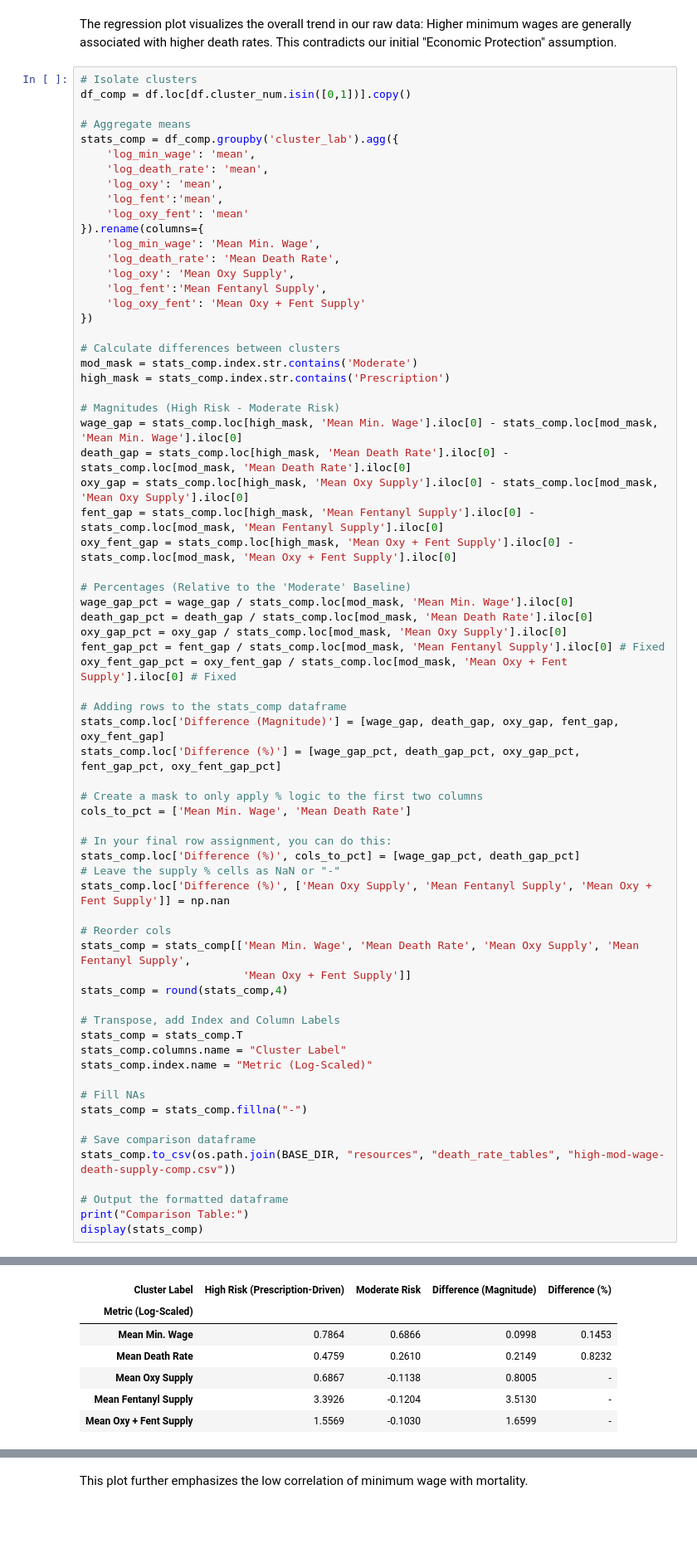
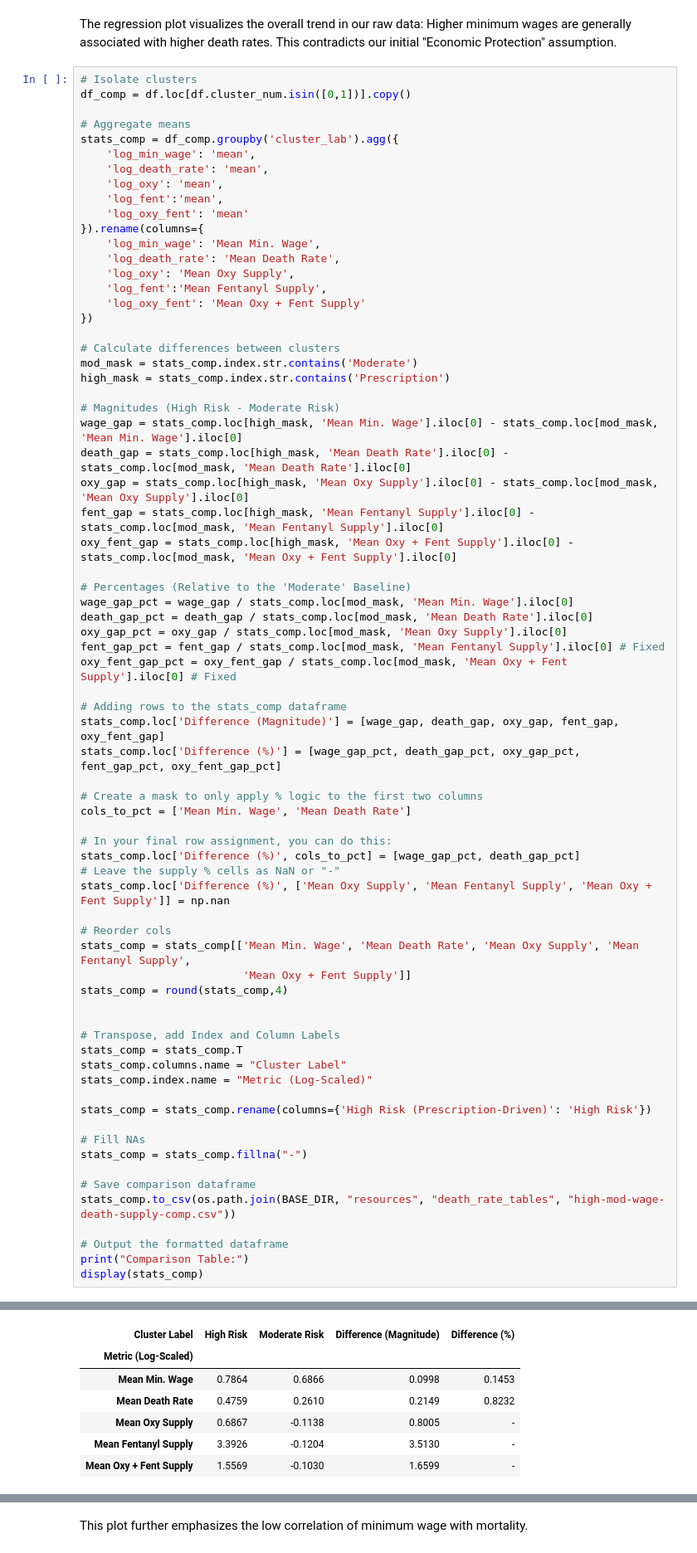
Before and after one commit to amberteetsel/substance-abuse-predictions, a Jupyter notebook: src/insights/econ_protect.ipynb, the cells around one changed output, grey strips where cells are left out. Shown at 83% size. Saved outputs shown, nothing was run; the diff lists cells and outputs as text; blank space fills up the shorter version.

```diff
--- a/src/insights/econ_protect.ipynb
+++ b/src/insights/econ_protect.ipynb
@@ -181,34 +181,37 @@ stats_comp.loc['Difference (%)'] = [wage_gap_pct, death_gap_pct, oxy_gap_pct, fe
 
 # Create a mask to only apply % logic to the first two columns
 cols_to_pct = ['Mean Min. Wage', 'Mean Death Rate']
 
 # In your final row assignment, you can do this:
 stats_comp.loc['Difference (%)', cols_to_pct] = [wage_gap_pct, death_gap_pct]
 # Leave the supply % cells as NaN or "-"
 stats_comp.loc['Difference (%)', ['Mean Oxy Supply', 'Mean Fentanyl Supply', 'Mean Oxy + Fent Supply']] = np.nan
 
 # Reorder cols
 stats_comp = stats_comp[['Mean Min. Wage', 'Mean Death Rate', 'Mean Oxy Supply', 'Mean Fentanyl Supply',
                          'Mean Oxy + Fent Supply']]
 stats_comp = round(stats_comp,4)
 
+
 # Transpose, add Index and Column Labels
 stats_comp = stats_comp.T
 stats_comp.columns.name = "Cluster Label"
 stats_comp.index.name = "Metric (Log-Scaled)"
+
+stats_comp = stats_comp.rename(columns={'High Risk (Prescription-Driven)': 'High Risk'})
 
 # Fill NAs
 stats_comp = stats_comp.fillna("-")
 
 # Save comparison dataframe
 stats_comp.to_csv(os.path.join(BASE_DIR, "resources", "death_rate_tables", "high-mod-wage-death-supply-comp.csv"))
 
 # Output the formatted dataframe
 print("Comparison Table:")
 display(stats_comp)
 # %% [output]
 Comparison Table:
-| Cluster Label | High Risk (Prescription-Driven) | Moderate Risk | Difference (Magnitude) | Difference (%) |
+| Cluster Label | High Risk | Moderate Risk | Difference (Magnitude) | Difference (%) |
 | Metric (Log-Scaled) |  |  |  |  |
 | Mean Min. Wage | 0.7864 | 0.6866 | 0.0998 | 0.1453 |
 | Mean Death Rate | 0.4759 | 0.2610 | 0.2149 | 0.8232 |
```
Also changed, not shown: parts of 2 cells of this notebook, 1 other file.
